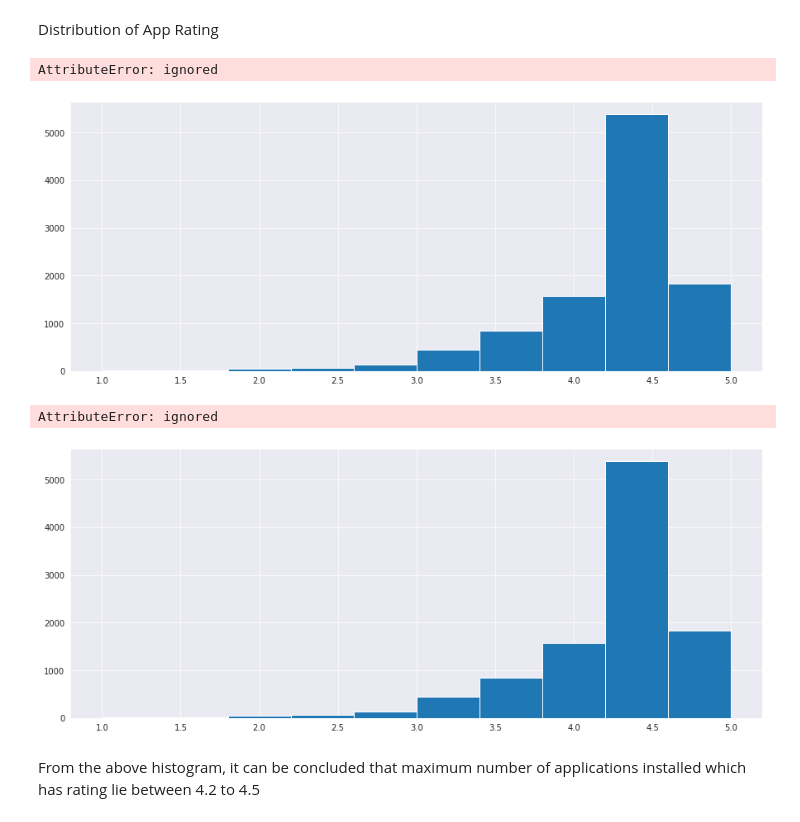
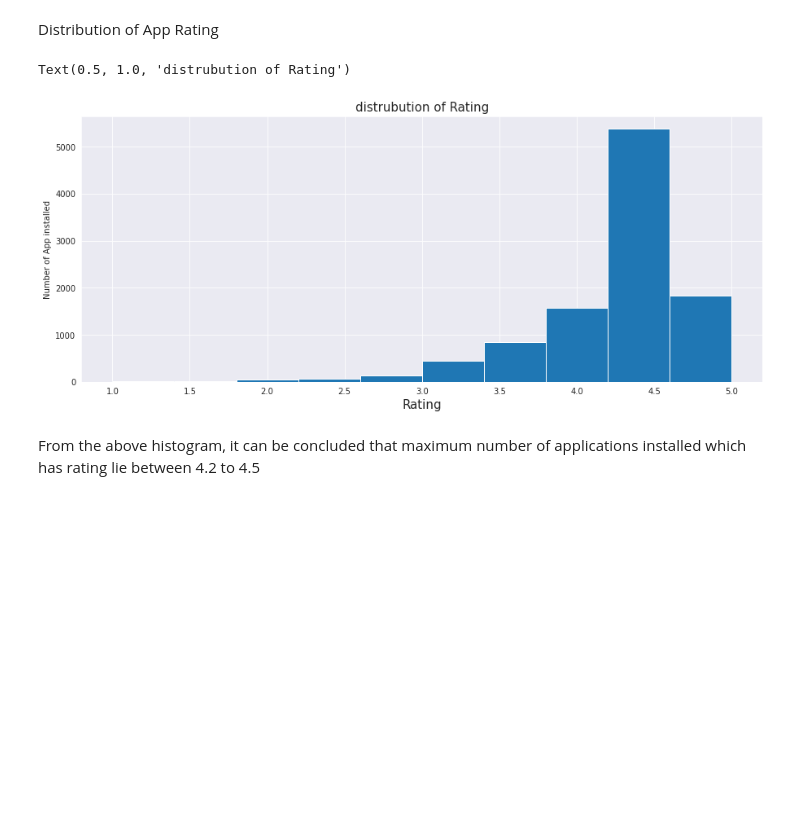
Before and after one commit to Sachin070292/Play-Store-App-Review-Analysis, a Jupyter notebook: Sachin_dubey_Play_Store_App_Review_Analysis.ipynb, the cells around one changed output. Drawn from its saved outputs; the diff is of its cells as text; code cells hidden in the pictures; blank space fills up the shorter version.

```diff
--- a/Sachin_dubey_Play_Store_App_Review_Analysis.ipynb
+++ b/Sachin_dubey_Play_Store_App_Review_Analysis.ipynb
@@ -655,13 +640,11 @@ Ratings are typically based on a number of factors, including sexual content, vi
 Distribution of App Rating
 # %%
 plt.hist(play_store_app["Rating"])
-plt.xlable('Rating',fontsize =15)
-plt.ylable('Number of App installed', fontsize = 10)
+plt.xlabel('Rating',fontsize =15)
+plt.ylabel('Number of App installed', fontsize = 10)
 plt.title('distrubution of Rating', fontsize = 15)
 # %% [output]
-AttributeError: ignored
+Text(0.5, 1.0, 'distrubution of Rating')
-[figure, old version]
+[figure, new version]
-AttributeError: ignored
-[figure, removed]
 # %% [markdown]
 From the above histogram, it can be concluded that maximum number of applications installed which has rating lie between 4.2 to 4.5
```
Also changed, not shown: parts of 21 cells of this notebook.
